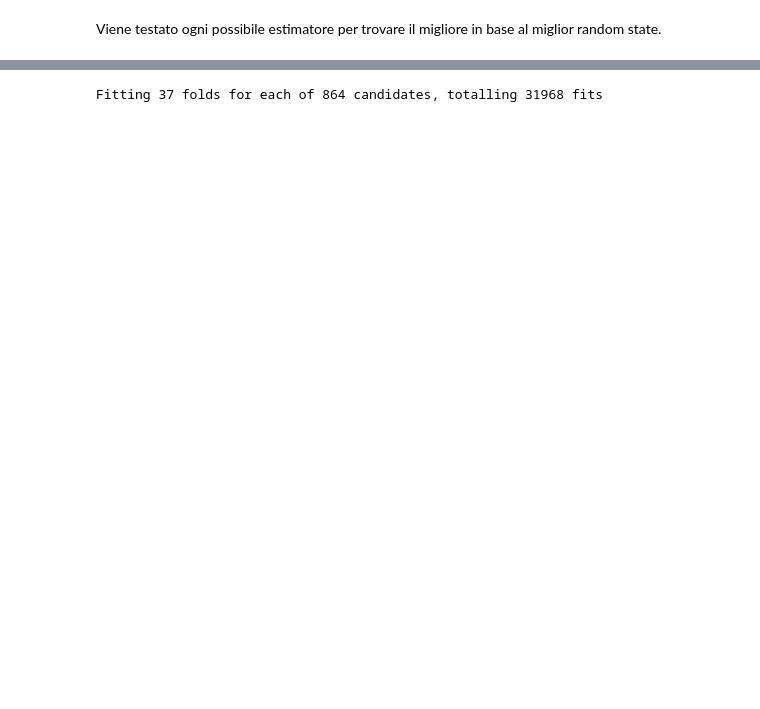
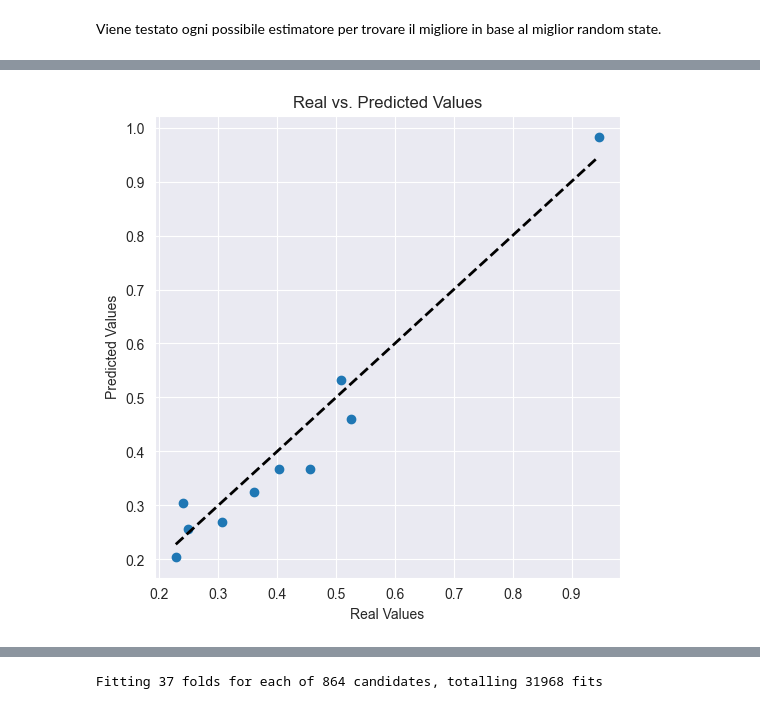
Before and after one commit to LorisMinetti/Permeability_Eval_AI, a Jupyter notebook: Notebook.ipynb, the cells around one changed output, grey strips where cells are left out. Saved outputs shown, nothing was run; the diff lists cells and outputs as text; code cells hidden in the pictures; blank space fills up the shorter version.

Commit message:
working test_train_split correctly

```diff
--- a/Notebook.ipynb
+++ b/Notebook.ipynb
@@ -467,0 +361,79 @@ Miglior R^2 trovato: 0.9971682672428387 con Random State: 80
+# %%
+from xgboost import XGBRegressor
+from sklearn.model_selection import train_test_split
+from sklearn.metrics import r2_score, mean_absolute_error, mean_squared_error
+import matplotlib.pyplot as plt
+import pandas as pd
+import numpy as np
+
+# Assuming df_scaled is already defined
+features_X = df_scaled.drop(['k_m2'], axis=1)
+targets_X = df_scaled[['k_m2']]
+
+# Initialize the best R^2 and corresponding random_state
+best_r2 = float('-inf')
+best_random_state = None
+best_index = None
+
+# Variables to store the best split data
+best_X_train = None
+best_X_test = None
+best_y_train = None
+best_y_test = None
+best_y_pred = None
+
+# Iterate over random_state from 1 to 100
+for random_state in range(1, 101):
+    X_train, X_test, y_train, y_test = train_test_split(features_X, targets_X, test_size=0.2, random_state=random_state)
+
+    regressor = XGBRegressor(random_state=random_state)
+    regressor.fit(X_train, y_train)
+    y_pred = regressor.predict(X_test)
+    r2 = r2_score(y_test, y_pred)
+
+    print(f"Random State {random_state}: R^2 = {r2}")
+
+    if r2 > best_r2:
+        best_r2 = r2
+        best_random_state = random_state
+        best_index = regressor
+        best_X_train = X_train
+        best_X_test = X_test
+        best_y_train = y_train
+        best_y_test = y_test
+        best_y_pred = y_pred
+
+print(f"\nMiglior R^2 trovato: {best_r2} con Random State: {best_random_state}")
+
+# Train the best model again using the best random_state and split data
+final_regressor = XGBRegressor(random_state=best_random_state)
+final_regressor.fit(best_X_train, best_y_train)
+final_y_pred = final_regressor.predict(best_X_test)
+
+# Compare predictions with saved best predictions
+print(f"Final model R^2: {r2_score(best_y_test, final_y_pred)}")
+print(f"Best model R^2: {best_r2}")
+
+# Print errors and comparison
+for i in range(len(best_y_test)):
+    print(f"Valore reale: {best_y_test.iloc[i]} - Valore predetto: {final_y_pred[i]} \n"
+          f"Errore di previsione {abs(best_y_test.iloc[i] - final_y_pred[i])} \n")
+
+plt.figure(figsize=(6, 6))
+plt.scatter(best_y_test, final_y_pred)
+plt.plot([best_y_test.min(), best_y_test.max()], [best_y_test.min(), best_y_test.max()], 'k--', lw=2)
+plt.xlabel('Real Values')
+plt.ylabel('Predicted Values')
+plt.title('Real vs. Predicted Values')
+plt.grid(True)
+plt.show()
+
+# Additional metrics
+mse_k = mean_squared_error(best_y_test, final_y_pred)
+mae_k = mean_absolute_error(best_y_test, final_y_pred)
+rmse_k = np.sqrt(mse_k)
+
+print(f"MSE: {mse_k}")
+print(f"MAE: {mae_k}")
+print(f"RMSE: {rmse_k}")
+# %% [output]
@@ -467,0 +457 @@ Miglior R^2 trovato: 0.9971682672428387 con Random State: 80
+[figure, added]
```
Also changed, not shown: parts of 19 cells of this notebook, 1 other file.
